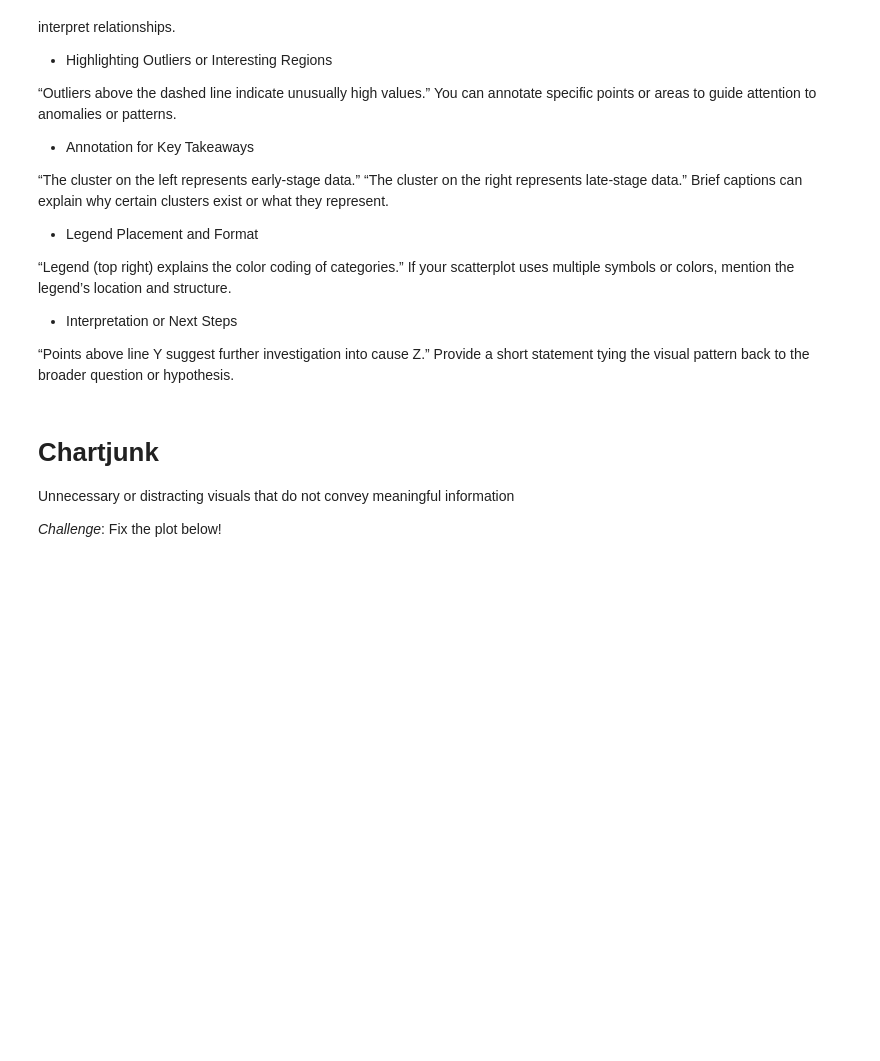
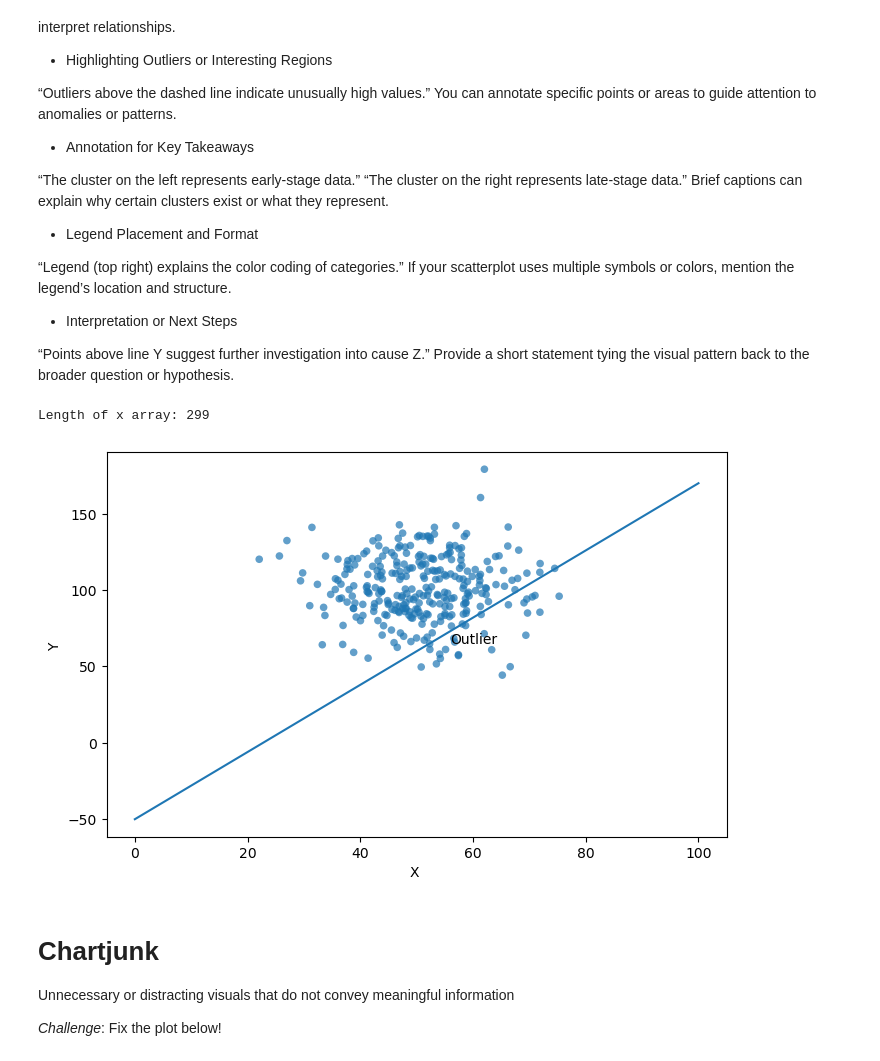
Before and after one commit to jxcbecker/ExoplanetsJumpstart, a Jupyter notebook: Resources/TuftePrinciples.ipynb, the cells around one changed output. Cells and saved outputs as stored; diff of their text form; code cells hidden in the pictures; blank space fills up the shorter version.

Commit message:
obl plots

```diff
--- a/Resources/TuftePrinciples.ipynb
+++ b/Resources/TuftePrinciples.ipynb
@@ -175,35 +175,38 @@ Provide a short statement tying the visual pattern back to the broader question
 # %%
 import numpy as np
 import matplotlib.pyplot as plt
 
 np.random.seed(1)
 x = np.random.normal(loc=50, scale=10, size=300)
 y = np.random.normal(loc=100, scale=20, size=300)
 
 x = np.delete(x, 20)
 y = np.delete(y, 20) # dont like that data point, get rid of it
 print("Length of x array:", len(x))
 plt.figure(figsize=(8, 5))
 
 
 plt.scatter(
     x,
     y,
     s=30,
     alpha=0.7,
     edgecolors='none'
 )
 
 x_model = np.linspace(0, 100)
 y_model = x_model * 2.2 -50
 
 plt.plot(x_model, y_model)
 plt.annotate("Outlier", (56, 65))
 plt.xlabel("X ")
 plt.ylabel("Y ")
-plt.xlim(50, 60)
-plt.ylim(60, 80)
+#plt.xlim(50, 60)
+#plt.ylim(60, 80)
 plt.show()
+# %% [output]
+Length of x array: 299
+[figure, added]
 # %% [markdown]
 # Chartjunk
 Unnecessary or distracting visuals that do not convey meaningful information
```
Also changed, not shown: 4 other files.
